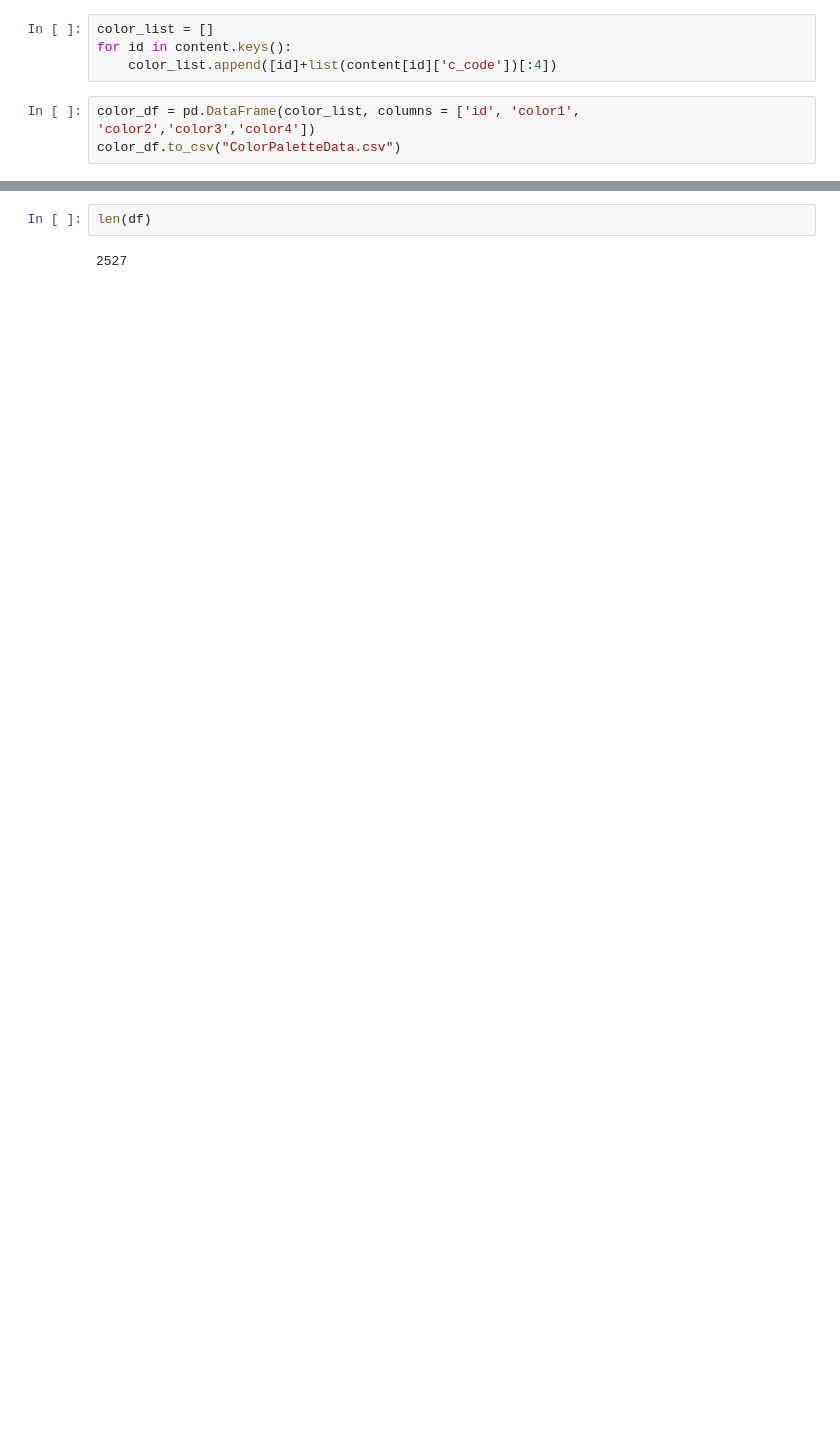
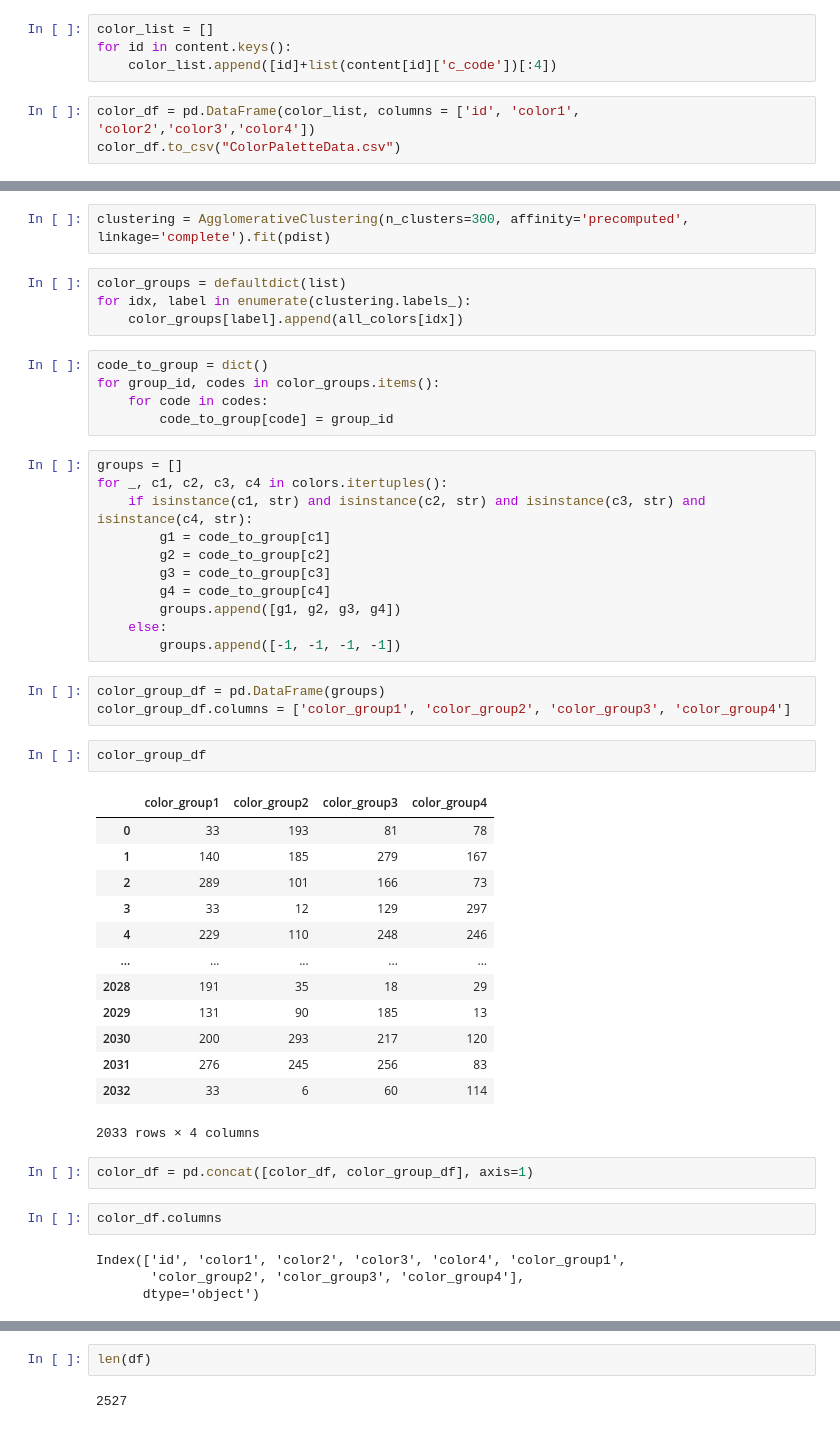
Before and after one commit to qianmiangai/dsci-558-project, a Jupyter notebook: PaintingsPalettes/AddColorDF.ipynb, the cells around one changed output, grey strips where cells are left out. Cells and saved outputs as stored; diff of their text form; blank space fills up the shorter version.

```diff
--- a/PaintingsPalettes/AddColorDF.ipynb
+++ b/PaintingsPalettes/AddColorDF.ipynb
@@ -33,0 +105,49 @@ color_df
+# %%
+clustering = AgglomerativeClustering(n_clusters=300, affinity='precomputed', linkage='complete').fit(pdist)
+# %%
+color_groups = defaultdict(list)
+for idx, label in enumerate(clustering.labels_):
+    color_groups[label].append(all_colors[idx])
+# %%
+code_to_group = dict()
+for group_id, codes in color_groups.items():
+    for code in codes:
+        code_to_group[code] = group_id
+# %%
+groups = []
+for _, c1, c2, c3, c4 in colors.itertuples():
+    if isinstance(c1, str) and isinstance(c2, str) and isinstance(c3, str) and isinstance(c4, str):
+        g1 = code_to_group[c1]
+        g2 = code_to_group[c2]
+        g3 = code_to_group[c3]
+        g4 = code_to_group[c4]
+        groups.append([g1, g2, g3, g4])
+    else:
+        groups.append([-1, -1, -1, -1])
+# %%
+color_group_df = pd.DataFrame(groups)
+color_group_df.columns = ['color_group1', 'color_group2', 'color_group3', 'color_group4']
+# %%
+color_group_df
+# %% [output]
+|  | color_group1 | color_group2 | color_group3 | color_group4 |
+| 0 | 33 | 193 | 81 | 78 |
+| 1 | 140 | 185 | 279 | 167 |
+| 2 | 289 | 101 | 166 | 73 |
+| 3 | 33 | 12 | 129 | 297 |
+| 4 | 229 | 110 | 248 | 246 |
+| ... | ... | ... | ... | ... |
+| 2028 | 191 | 35 | 18 | 29 |
+| 2029 | 131 | 90 | 185 | 13 |
+| 2030 | 200 | 293 | 217 | 120 |
+| 2031 | 276 | 245 | 256 | 83 |
+| 2032 | 33 | 6 | 60 | 114 |
+2033 rows × 4 columns
+# %%
+color_df = pd.concat([color_df, color_group_df], axis=1)
+# %%
+color_df.columns
+# %% [output]
+Index(['id', 'color1', 'color2', 'color3', 'color4', 'color_group1',
+       'color_group2', 'color_group3', 'color_group4'],
+      dtype='object')
```
Also changed, not shown: parts of 18 cells of this notebook, 5 other files.
